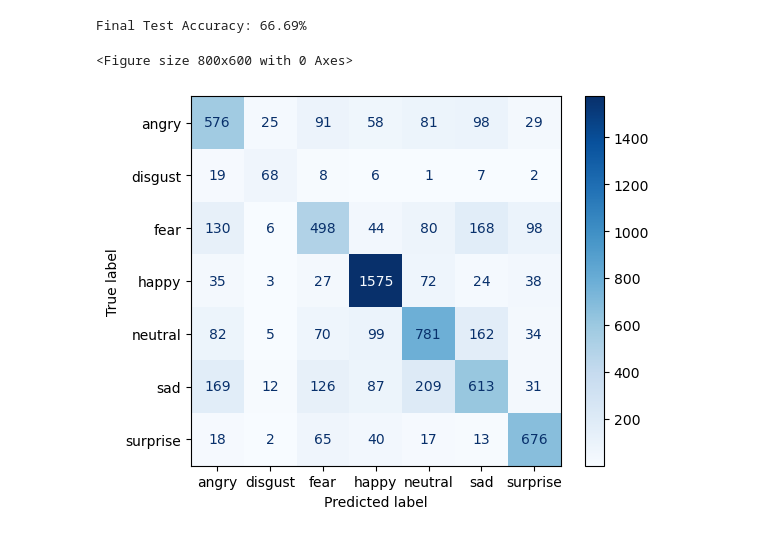
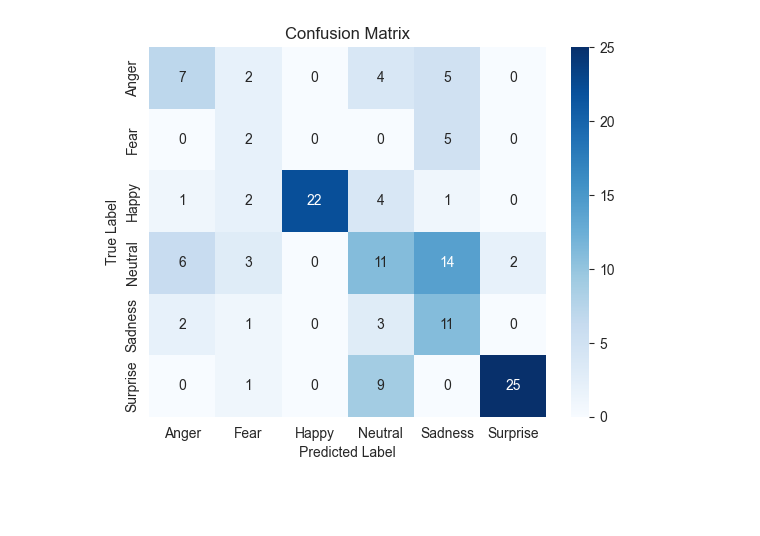
Before and after one commit to Daniel-M40/DeepLearningAIAssessment, a Jupyter notebook: Assessment2.ipynb, the cells around one changed output. Saved outputs shown, nothing was run; the diff lists cells and outputs as text; code cells hidden in the pictures; blank space fills up the shorter version.

Commit message:
changes to the model

```diff
--- a/Assessment2.ipynb
+++ b/Assessment2.ipynb
@@ -143,40 +210,24 @@ KeyboardInterrupt:
-# %%
-# Final Evaluation and Confusion Matrix
-model.eval()
-y_true = []
-y_pred = []
-total = 0
-correct = 0
-
-with torch.no_grad():
-    for images, labels in test_loader:
-        images, labels = images.to(device), labels.to(device)
-        outputs = model(images)
-        _, predicted = outputs.max(1)
-        y_true.extend(labels.cpu().numpy())
-        y_pred.extend(predicted.cpu().numpy())
-        total += labels.size(0)
-        correct += predicted.eq(labels).sum().item()
-
-final_test_accuracy = 100 * correct / total
-print(f'Final Test Accuracy: {final_test_accuracy:.2f}%')
-
-# Generate confusion matrix
-conf_matrix = confusion_matrix(y_true, y_pred)
-cm_display = ConfusionMatrixDisplay(conf_matrix, display_labels=test_dataset.classes)
-
-# Plot confusion matrix and hide the axis
-plt.figure(figsize=(8, 6))
-cm_display.plot(cmap=plt.cm.Blues)
-
-# Hide the axis
-#plt.gca().set_axis_off()
-
-plt.show()
-# %% [output]
-Final Test Accuracy: 66.69%
-<Figure size 800x600 with 0 Axes>
-[figure, removed]
+# %%
+y_pred = []
+y_true = []
+
+model.eval()
+with torch.no_grad():
+    for images, labels in test_loader:
+        images, labels = images.to(device), labels.to(device)
+        outputs = model(images)
+        _, predicted = torch.max(outputs, 1)
+        y_pred.extend(predicted.cpu().numpy())
+        y_true.extend(labels.cpu().numpy())
+
+cm = confusion_matrix(y_true, y_pred)
+sns.heatmap(cm, annot=True, fmt="d", cmap="Blues", xticklabels=['Anger', 'Fear', 'Happy', 'Neutral', 'Sadness', 'Surprise'], yticklabels=['Anger', 'Fear', 'Happy', 'Neutral', 'Sadness', 'Surprise'])
+plt.xlabel("Predicted Label")
+plt.ylabel("True Label")
+plt.title("Confusion Matrix")
+plt.show()
+# %% [output]
+[figure, added]
 # %%
 # Plot Accuracy and Loss
 plt.figure(figsize=(12, 5))
```
Also changed, not shown: parts of 9 cells of this notebook.
